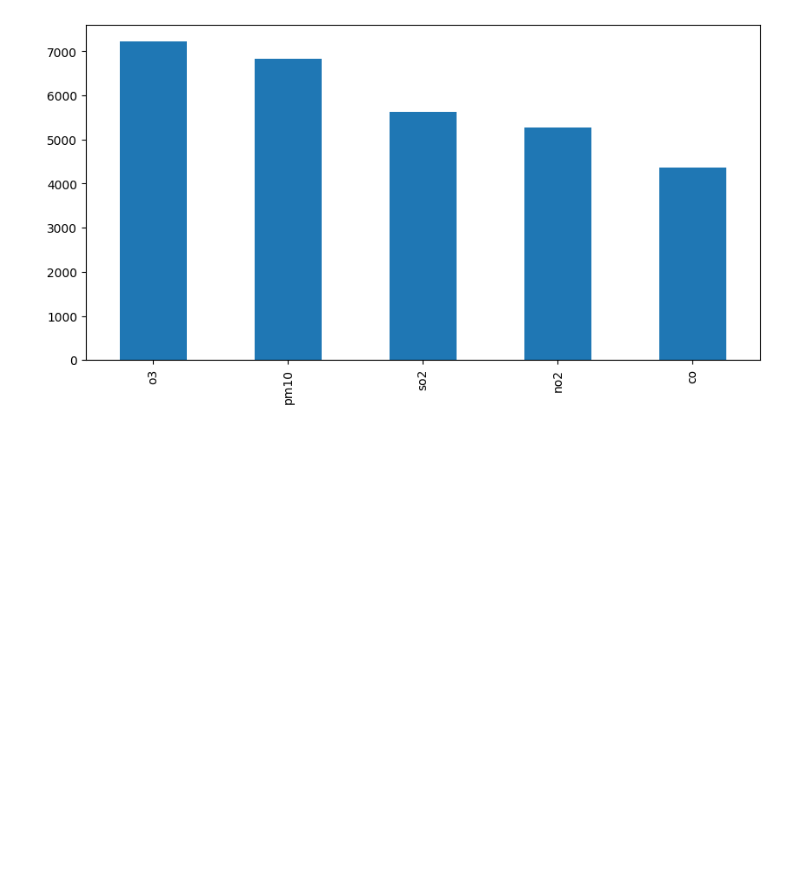
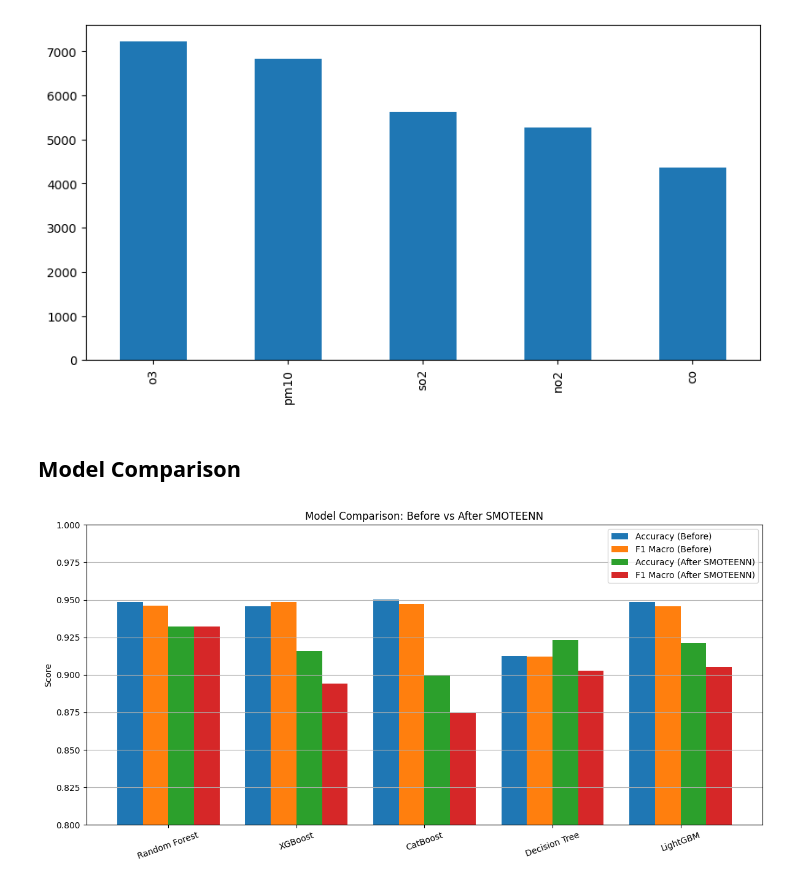
Before and after one commit to aRandomUser1107/Air-Quality-in-Jakarta, a Jupyter notebook: ClassificationML.ipynb, the cells around one changed output. Cells and saved outputs as stored; diff of their text form; code cells hidden in the pictures; blank space fills up the shorter version.

```diff
--- a/ClassificationML.ipynb
+++ b/ClassificationML.ipynb
@@ -705,3 +761,51 @@ no2     5275
 co      4371
 dtype: int32
 [figure]
+# %% [markdown]
+## Model Comparison
+# %%
+modelScore_beforeSMOTEENN = {
+    'Random Forest': {'accuracy': 0.9485, 'f1_macro': 0.9463},
+    'XGBoost': {'accuracy': 0.9458, 'f1_macro': 0.9487},
+    'CatBoost': {'accuracy': 0.9503, 'f1_macro': 0.9475},
+    'Decision Tree': {'accuracy': 0.9128, 'f1_macro': 0.9121},
+    'LightGBM': {'accuracy': 0.9485, 'f1_macro': 0.9456}
+}
+
+modelScore_afterSMOTEENN = {
+    'Random Forest': {'accuracy': 0.9322, 'f1_macro': 0.9324},
+    'XGBoost': {'accuracy': 0.9160, 'f1_macro': 0.8942},
+    'CatBoost': {'accuracy': 0.8997, 'f1_macro': 0.8745},
+    'Decision Tree': {'accuracy': 0.9232, 'f1_macro': 0.9026},
+    'LightGBM': {'accuracy': 0.9214, 'f1_macro': 0.9054}
+}
+# %%
+models = list(modelScore_beforeSMOTEENN.keys())
+
+accuracy_before = [modelScore_beforeSMOTEENN[m]['accuracy'] for m in models]
+f1_before = [modelScore_beforeSMOTEENN[m]['f1_macro'] for m in models]
+
+accuracy_after = [modelScore_afterSMOTEENN[m]['accuracy'] for m in models]
+f1_after = [modelScore_afterSMOTEENN[m]['f1_macro'] for m in models]
+
+x = np.arange(len(models))
+width = 0.2
+
+plt.figure(figsize=(12,6))
+
+plt.bar(x - 1.5*width, accuracy_before, width, label='Accuracy (Before)')
+plt.bar(x - 0.5*width, f1_before, width, label='F1 Macro (Before)')
+plt.bar(x + 0.5*width, accuracy_after, width, label='Accuracy (After SMOTEENN)')
+plt.bar(x + 1.5*width, f1_after, width, label='F1 Macro (After SMOTEENN)')
+
+plt.xticks(x, models, rotation=20)
+plt.ylabel("Score")
+plt.title("Model Comparison: Before vs After SMOTEENN")
+plt.ylim(0.8, 1.0)
+plt.legend()
+plt.grid(axis='y')
+
+plt.tight_layout()
+plt.show()
+# %% [output]
+[figure, added]
```
Also changed, not shown: parts of 11 cells of this notebook.
